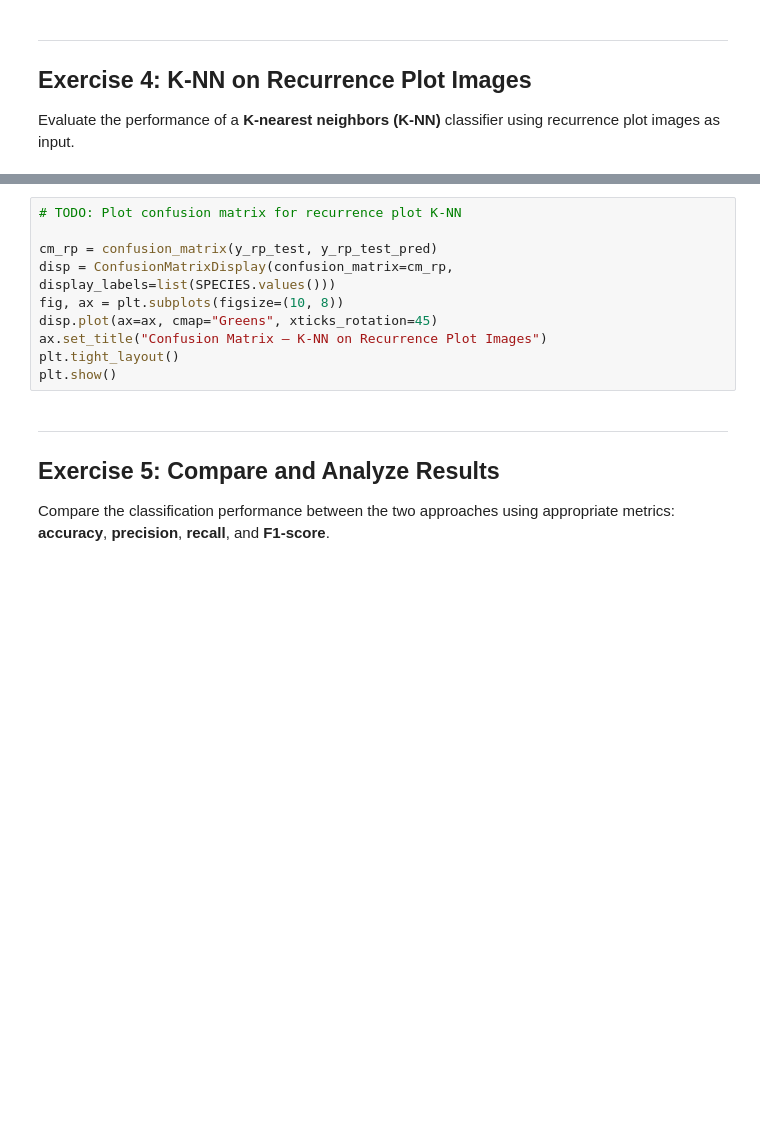
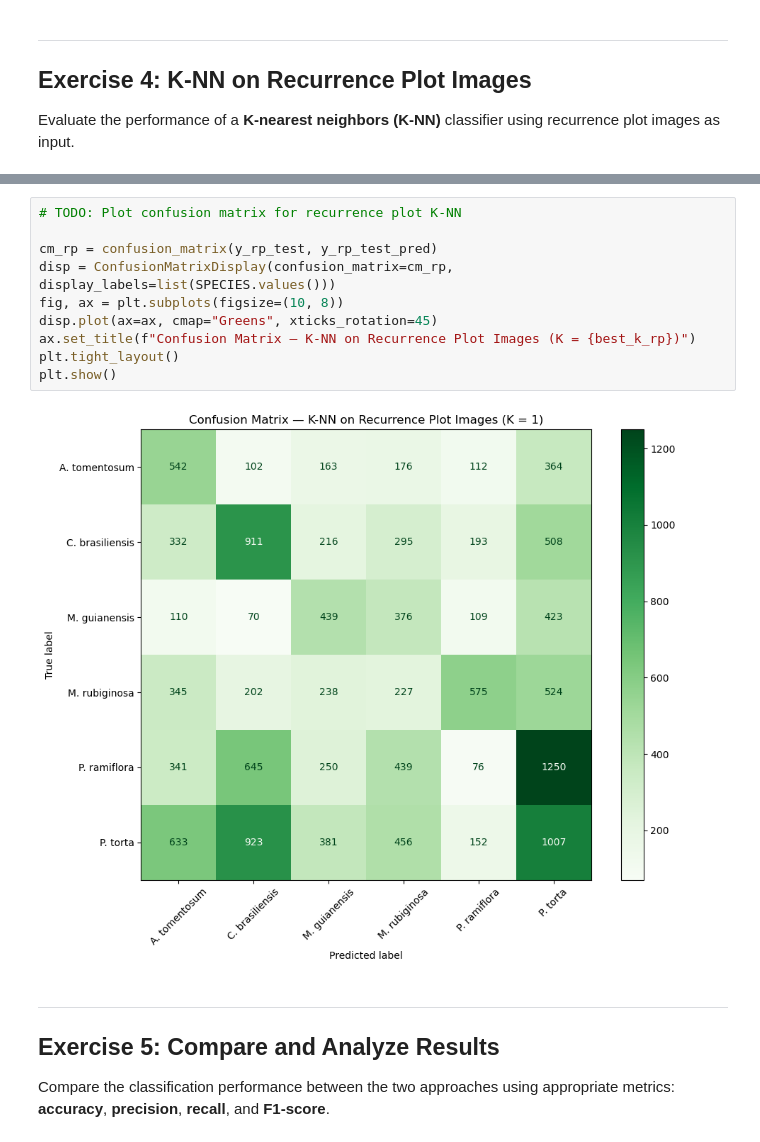
Before and after one commit to Gorkem345/Pixel-wise-Image-Classification-based-on-Time-Series-Image-Representations, a Jupyter notebook: case_notebook_with_data.ipynb, the cells around one changed output, grey strips where cells are left out. Saved outputs shown, nothing was run; the diff lists cells and outputs as text; blank space fills up the shorter version.

Commit message:
Added K-value to all plots

```diff
--- a/case_notebook_with_data.ipynb
+++ b/case_notebook_with_data.ipynb
@@ -978,13 +1025,15 @@ print(classification_report(y_rp_test, y_rp_test_pred, target_names=list(SPECIES
 # %%
 # TODO: Plot confusion matrix for recurrence plot K-NN
 
 cm_rp = confusion_matrix(y_rp_test, y_rp_test_pred)
 disp = ConfusionMatrixDisplay(confusion_matrix=cm_rp, display_labels=list(SPECIES.values()))
 fig, ax = plt.subplots(figsize=(10, 8))
 disp.plot(ax=ax, cmap="Greens", xticks_rotation=45)
-ax.set_title("Confusion Matrix — K-NN on Recurrence Plot Images")
+ax.set_title(f"Confusion Matrix — K-NN on Recurrence Plot Images (K = {best_k_rp})")
 plt.tight_layout()
 plt.show()
+# %% [output]
+[figure, added]
 # %% [markdown]
 ---
 ## Exercise 5: Compare and Analyze Results
```
Also changed, not shown: parts of 9 cells of this notebook.
